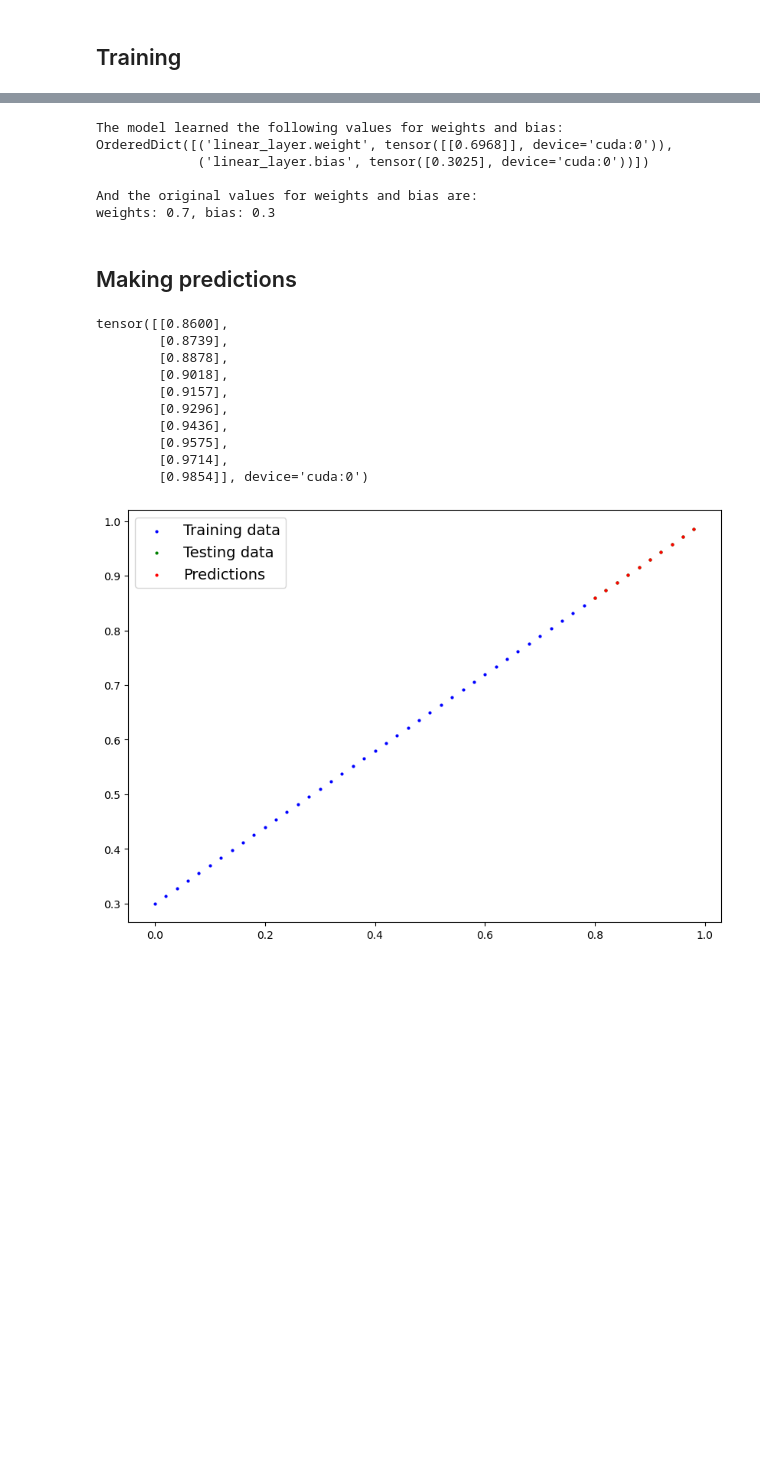
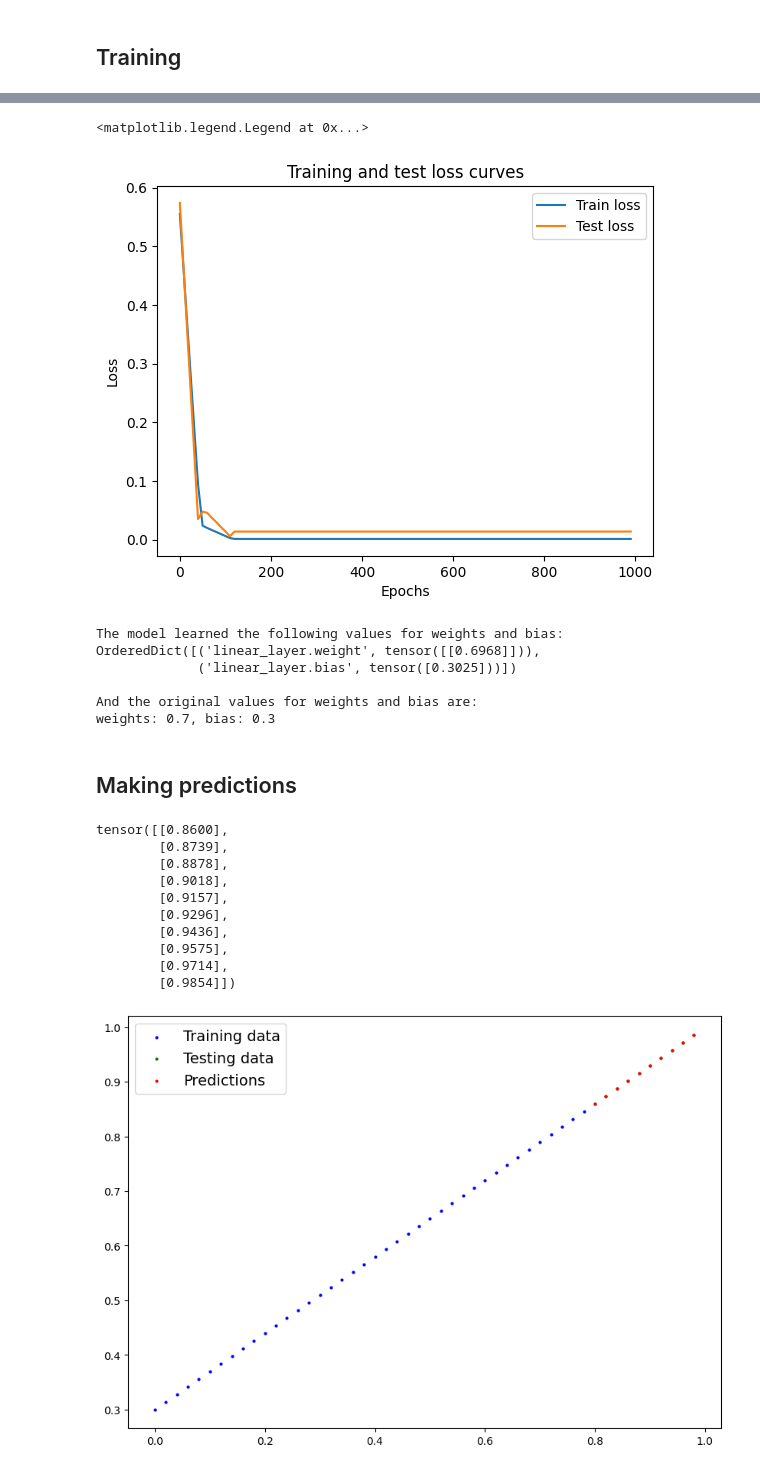
Before and after one commit to yanivcohen1/python-tools, a Jupyter notebook: flaskr/tools/ai_chat/ai/PyTorch1.ipynb, the cells around one changed output, grey strips where cells are left out. Saved outputs shown, nothing was run; the diff lists cells and outputs as text; code cells hidden in the pictures; blank space fills up the shorter version.

```diff
--- a/flaskr/tools/ai_chat/ai/PyTorch1.ipynb
+++ b/flaskr/tools/ai_chat/ai/PyTorch1.ipynb
@@ -136,6 +136,11 @@ torch.manual_seed(42)
 
 # Set the number of epochs
 epochs = 1000
+
+# Create empty loss lists to track values
+train_loss_values = []
+test_loss_values = []
+epoch_count = []
 
 # Put data on the available device
 # Without this, error will happen (not all model/data on device)
@@ -152,13 +157,13 @@ for epoch in range(epochs):
     y_pred = model_1(X_train)
 
     # 2. Calculate loss
-    loss = loss_fn(y_pred, y_train)
+    train_loss = loss_fn(y_pred, y_train)
 
     # 3. Zero grad optimizer
     optimizer.zero_grad()
 
     # 4. Loss backward
-    loss.backward()
+    train_loss.backward()
 
     # 5. Step the optimizer
     optimizer.step()
@@ -173,5 +178,13 @@ for epoch in range(epochs):
         test_loss = loss_fn(test_pred, y_test)
 
     if epoch % 100 == 0:
-        print(f"Epoch: {epoch} | Train loss: {loss} | Test loss: {test_loss}")
+        print(f"Epoch: {epoch} | Train loss: {train_loss} | Test loss: {test_loss}")
+        epoch_count.append(epoch)
+        train_loss_values.append(train_loss.detach().numpy())
+        test_loss_values.append(test_loss.detach().numpy())
+
+    if epoch % 10 == 0:
+        epoch_count.append(epoch)
+        train_loss_values.append(train_loss.detach().numpy())
+        test_loss_values.append(test_loss.detach().numpy())
 # %% [output]
@@ -188,3 +201,14 @@ Epoch: 900 | Train loss: 0.0012645035749301314 | Test loss: 0.013801801018416882
+# %%
+# Plot the loss curves
+plt.plot(epoch_count, train_loss_values, label="Train loss")
+plt.plot(epoch_count, test_loss_values, label="Test loss")
+plt.title("Training and test loss curves")
+plt.ylabel("Loss")
+plt.xlabel("Epochs")
+plt.legend()
+# %% [output]
+<matplotlib.legend.Legend at 0x...>
+[figure, added]
 # %%
 # Find our model's learned parameters
 from pprint import pprint # pprint = pretty print, see: https://docs.python.org/3/library/pprint.html
@@ -194,8 +218,8 @@ print("\nAnd the original values for weights and bias are:")
 print(f"weights: {weight}, bias: {bias}")
 # %% [output]
 The model learned the following values for weights and bias:
-OrderedDict([('linear_layer.weight', tensor([[0.6968]], device='cuda:0')),
-             ('linear_layer.bias', tensor([0.3025], device='cuda:0'))])
+OrderedDict([('linear_layer.weight', tensor([[0.6968]])),
+             ('linear_layer.bias', tensor([0.3025]))])
 
 And the original values for weights and bias are:
 weights: 0.7, bias: 0.3
@@ -219,7 +243,7 @@ tensor([[0.8600],
         [0.9436],
         [0.9575],
         [0.9714],
-        [0.9854]], device='cuda:0')
+        [0.9854]])
 # %%
 # plot_predictions(predictions=y_preds) # -> won't work... data not on CPU
 
```
Also changed, not shown: parts of 5 cells of this notebook, 1 other file.
